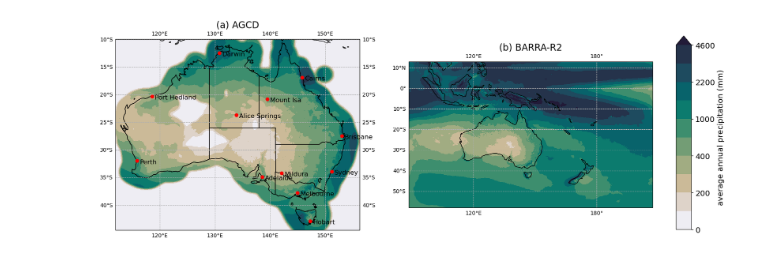
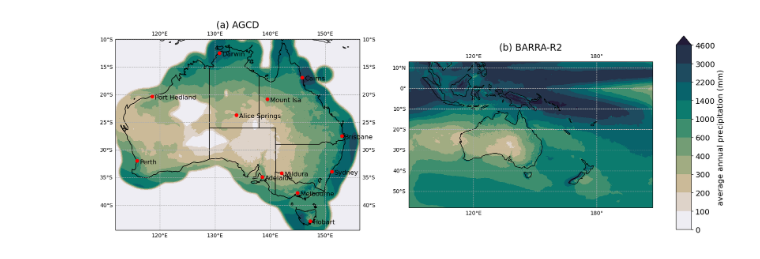
Before and after one commit to AusClimateService/qq-workflows, a Jupyter notebook: qdc-cmip6/tech-report/rainfall_plot.ipynb, the cells around one changed output. Saved outputs shown, nothing was run; the diff lists cells and outputs as text; code cells hidden in the pictures.

```diff
--- a/qdc-cmip6/tech-report/rainfall_plot.ipynb
+++ b/qdc-cmip6/tech-report/rainfall_plot.ipynb
@@ -73,14 +67,12 @@ ax2 = fig.add_subplot(122, projection=ccrs.PlateCarree(central_longitude=180))
 cmap = cmocean.cm.rain
 levels = [0, 100, 200, 300, 400, 600, 1000, 1400, 2200, 3000, 4600]
 
-#agcd_ds['pr'].sum('time').plot(
 da_agcd_annual_clim.plot(
     ax=ax1,
     transform=ccrs.PlateCarree(),
     cmap=cmap,
     levels=levels,
     extend='max',
-#    cbar_kwargs={'label': 'annual precipitation (mm)'},
     add_colorbar=False,
 )
 ax1.coastlines()
@@ -96,36 +88,35 @@ for city in city_lat_lon:
         lat - 0.5,
         city,
         fontsize='large',
-#        color=label_color,
         transform=ccrs.PlateCarree()
     )
 
-#im = barra_ds['pr'].sum('time').plot(
 im = da_barra_annual_clim.plot(
     ax=ax2,
     transform=ccrs.PlateCarree(),
     cmap=cmap,
     levels=levels,
     extend='max',
     add_colorbar=False,
 )
 ax2.coastlines()
 ax2.add_feature(cartopy.feature.STATES)
 ax2.gridlines(linestyle='--', draw_labels=True)
 ax2.set_title('(b) BARRA-R2', size='xx-large')
 
 fig.subplots_adjust(right=0.82)
 cbar_ax = fig.add_axes([0.85, 0.25, 0.02, 0.5])
 cbar = fig.colorbar(im, cax=cbar_ax)
 cbar.ax.tick_params(labelsize='x-large')
+cbar.set_ticks(ticks=levels, labels=levels)
 cbar.set_label('average annual precipitation (mm)', size='x-large')
 
 plt.savefig(
-    f'pr_annual_ACCESS-CM2_ssp370_r4i1p1f1_native_2093_qdc-multiplicative-q1000-linear_AGCD-BARRA-R2-baseline-1985-2014_model-baseline-1985-2014.png',
+    f'pr_annual-mean_AGCD_BARRA-R2_1985-2014.png',
     bbox_inches='tight',
     facecolor='white',
     dpi=300
 )
 plt.show()
 # %% [output]
-[figure, old version]
+[figure, new version]
```
Also changed, not shown: parts of 2 cells of this notebook, 1 other file.
